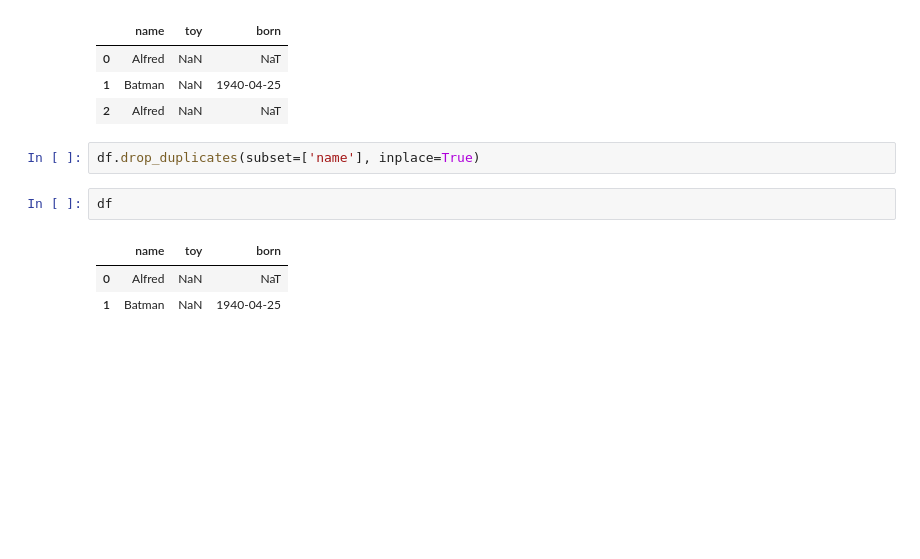
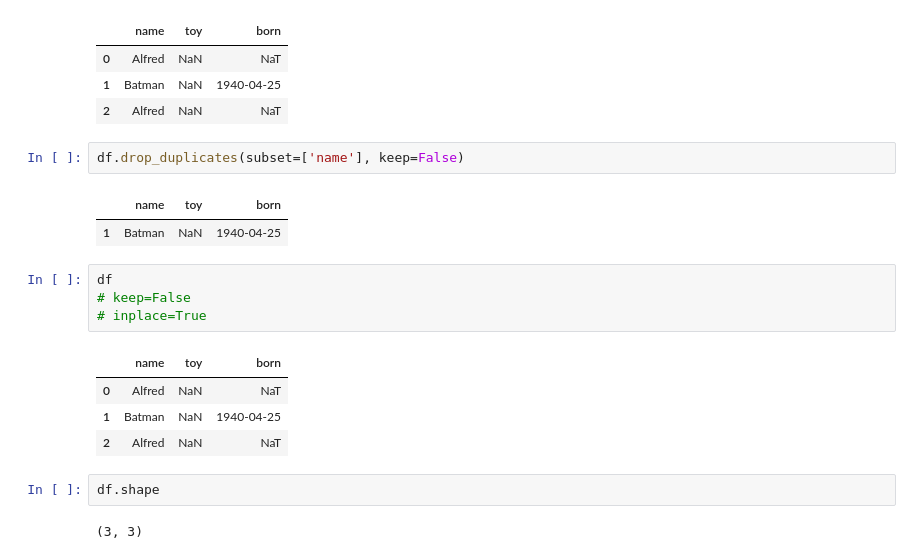
Before and after one commit to kirtic921/Pandas, a Jupyter notebook: pandas1.ipynb, the cells around one changed output. Drawn from its saved outputs; the diff is of its cells as text; blank space fills up the shorter version.

Commit message:
inplace & keep tested

```diff
--- a/pandas1.ipynb
+++ b/pandas1.ipynb
@@ -711,10 +711,20 @@ df
 | 1 | Batman | NaN | 1940-04-25 |
 | 2 | Alfred | NaN | NaT |
 # %%
-df.drop_duplicates(subset=['name'], inplace=True)
+df.drop_duplicates(subset=['name'], keep=False)
+# %% [output]
+|  | name | toy | born |
+| 1 | Batman | NaN | 1940-04-25 |
-# %%
-df
-# %% [output]
-|  | name | toy | born |
-| 0 | Alfred | NaN | NaT |
-| 1 | Batman | NaN | 1940-04-25 |
+# %%
+df
+# keep=False
+# inplace=True
+# %% [output]
+|  | name | toy | born |
+| 0 | Alfred | NaN | NaT |
+| 1 | Batman | NaN | 1940-04-25 |
+| 2 | Alfred | NaN | NaT |
+# %%
+df.shape
+# %% [output]
+(3, 3)
```
Also changed, not shown: parts of 37 cells of this notebook, 1 other file.
